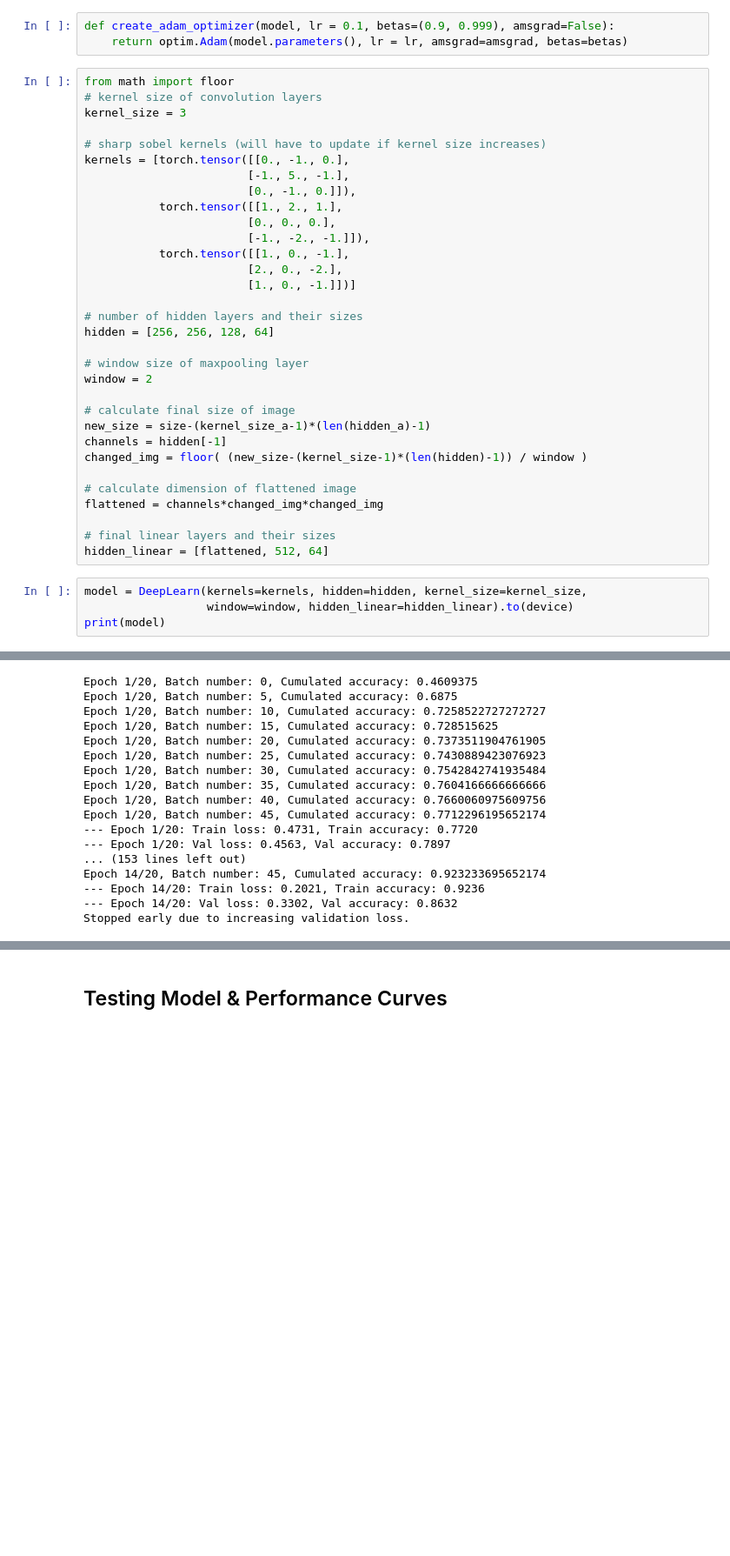
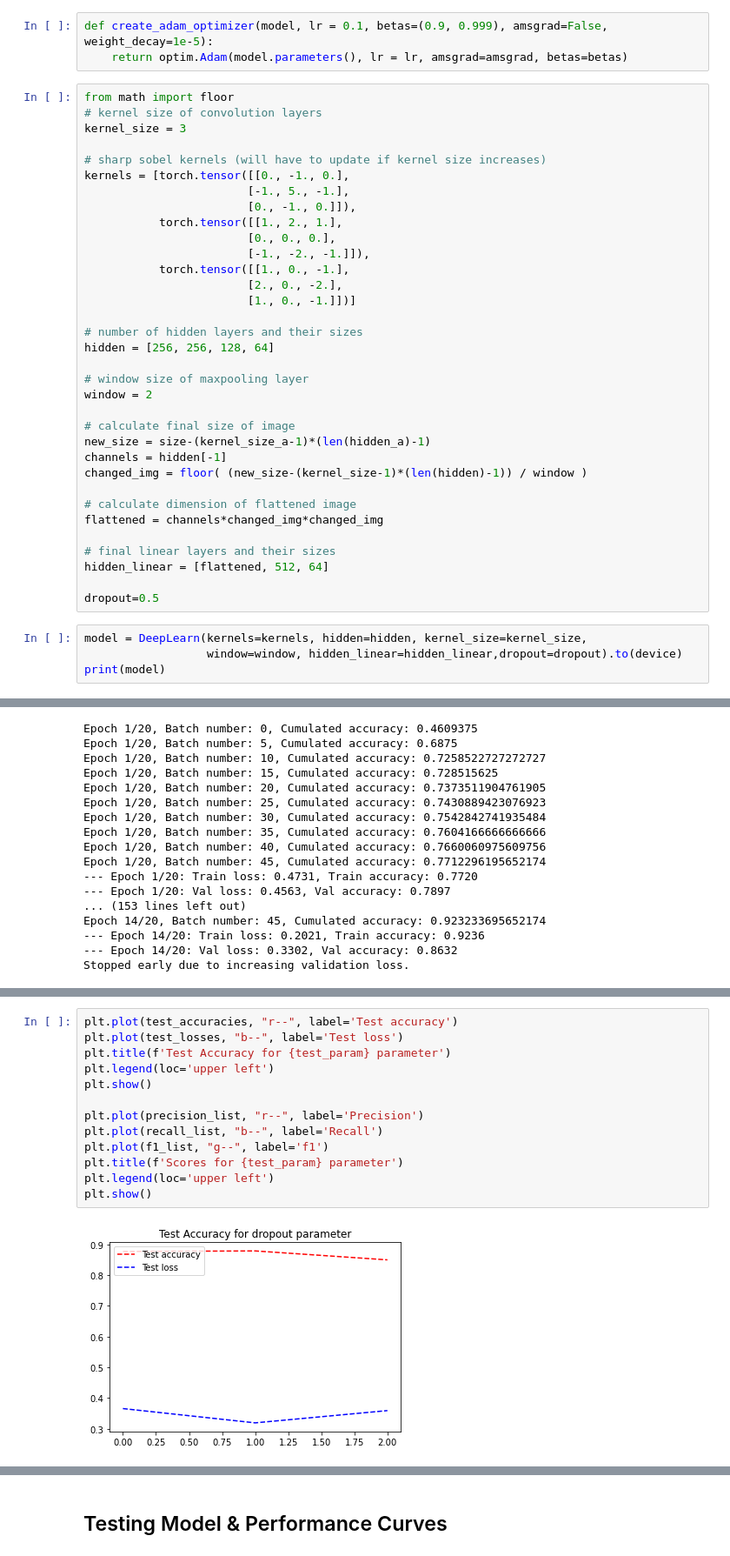
Before and after one commit to RealWinTKyaw/Deep-Learning, a Jupyter notebook: 3_CNNModelWithAutoencoder.ipynb, the cells around one changed output, grey strips where cells are left out. Shown at 87% size. Cells and saved outputs as stored; diff of their text form; blank space fills up the shorter version.

```diff
--- a/3_CNNModelWithAutoencoder.ipynb
+++ b/3_CNNModelWithAutoencoder.ipynb
@@ -91,7 +91,7 @@ AutoEncoder(
 # %% [markdown]
 ## Initialise Model
 # %%
-def create_adam_optimizer(model, lr = 0.1, betas=(0.9, 0.999), amsgrad=False):
+def create_adam_optimizer(model, lr = 0.1, betas=(0.9, 0.999), amsgrad=False, weight_decay=1e-5):
     return optim.Adam(model.parameters(), lr = lr, amsgrad=amsgrad, betas=betas)
 # %%
 from math import floor
@@ -125,9 +125,11 @@ flattened = channels*changed_img*changed_img
 
 # final linear layers and their sizes
 hidden_linear = [flattened, 512, 64]
+
+dropout=0.5
 # %%
 model = DeepLearn(kernels=kernels, hidden=hidden, kernel_size=kernel_size,
-                  window=window, hidden_linear=hidden_linear).to(device)
+                  window=window, hidden_linear=hidden_linear,dropout=dropout).to(device)
 print(model)
 # %% [output]
 DeepLearn(
@@ -203,0 +340,15 @@ Stopped early due to increasing validation loss.
+# %%
+plt.plot(test_accuracies, "r--", label='Test accuracy')
+plt.plot(test_losses, "b--", label='Test loss')
+plt.title(f'Test Accuracy for {test_param} parameter')
+plt.legend(loc='upper left')
+plt.show()
+
+plt.plot(precision_list, "r--", label='Precision')
+plt.plot(recall_list, "b--", label='Recall')
+plt.plot(f1_list, "g--", label='f1')
+plt.title(f'Scores for {test_param} parameter')
+plt.legend(loc='upper left')
+plt.show()
+# %% [output]
+[figure, added]
```
Also changed, not shown: parts of 5 cells of this notebook, 3 other files.
